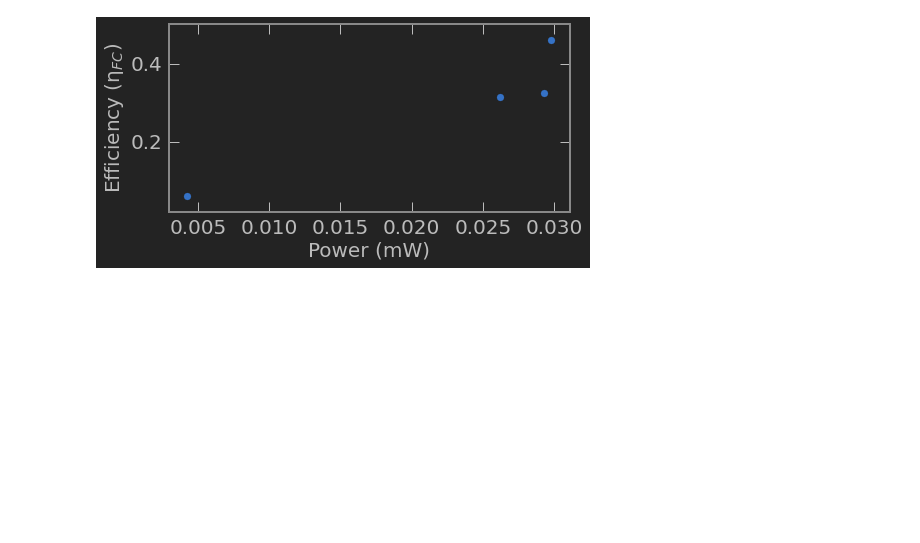
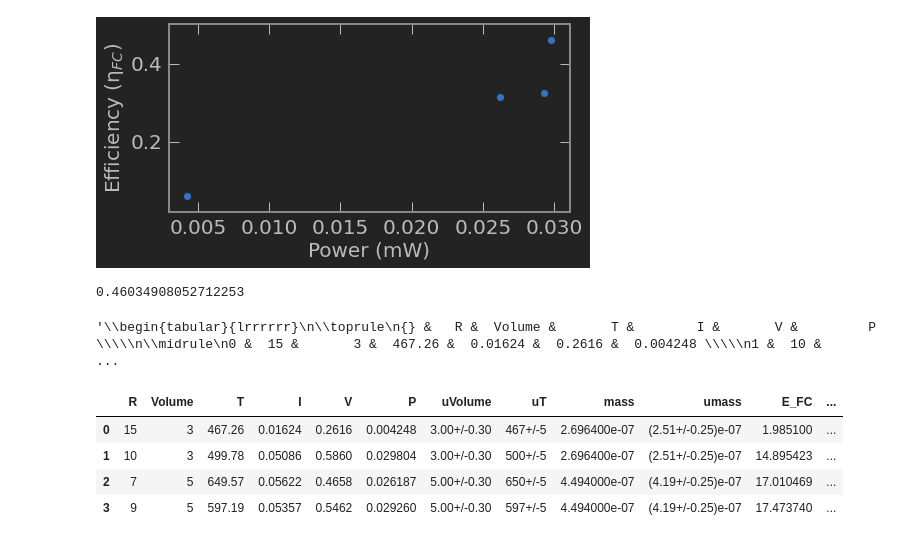
Before and after one commit to trevorm4x/APL-fuel-first, a Jupyter notebook: Lab/Lab1/APL_1_cell.ipynb, the cells around one changed output. Saved outputs shown, nothing was run; the diff lists cells and outputs as text; code cells hidden in the pictures; blank space fills up the shorter version.

```diff
--- a/Lab/Lab1/APL_1_cell.ipynb
+++ b/Lab/Lab1/APL_1_cell.ipynb
@@ -496,10 +498,16 @@ res
+# %%
+res['umass'] = 2.015e-3 * 101300 * res['uVolume'] * 1e-6 / 8.314 / 293
 # %%
 res['E_FC'] = (res['T'] * res['P'])
 res['E_H'] = res['mass'] * LHV
+res['uE_FC'] = (res['uT'] * res['P'])
+res['uE_H'] = res['umass'] * LHV
 # %%
 rohms
 # %% [output]
 'Resistance ($\\mathregular{\\Omega}$)'
+# %%
+res.insert(res.shape[1], 'efficiency', res['E_FC']/res['E_H'])
 # %%
 y = res['E_FC']/res['E_H']
 my_graph(res.P[y.sort_values().index],
@@ -513,3 +521,19 @@ my_graph(res.P[y.sort_values().index],
         )
 # %% [output]
 [figure]
+# %%
+y.max()
+# %% [output]
+0.46034908052712253
+# %%
+res[['R', 'Volume', 'T', 'I', 'V','P']].to_latex()
+# %% [output]
+'\\begin{tabular}{lrrrrrr}\n\\toprule\n{} &   R &  Volume &       T &        I &       V &         P \\\\\n\\midrule\n0 &  15 &       3 &  467.26 &  0.01624 &  0.2616 &  0.004248 \\\\\n1 &  10 &       ...
+# %%
+res
+# %% [output]
+|  | R | Volume | T | I | V | P | uVolume | uT | mass | umass | E_FC | ... |
+| 0 | 15 | 3 | 467.26 | 0.01624 | 0.2616 | 0.004248 | 3.00+/-0.30 | 467+/-5 | 2.696400e-07 | (2.51+/-0.25)e-07 | 1.985100 | ... |
+| 1 | 10 | 3 | 499.78 | 0.05086 | 0.5860 | 0.029804 | 3.00+/-0.30 | 500+/-5 | 2.696400e-07 | (2.51+/-0.25)e-07 | 14.895423 | ... |
+| 2 | 7 | 5 | 649.57 | 0.05622 | 0.4658 | 0.026187 | 5.00+/-0.30 | 650+/-5 | 4.494000e-07 | (4.19+/-0.25)e-07 | 17.010469 | ... |
+| 3 | 9 | 5 | 597.19 | 0.05357 | 0.5462 | 0.029260 | 5.00+/-0.30 | 597+/-5 | 4.494000e-07 | (4.19+/-0.25)e-07 | 17.473740 | ... |
```
Also changed, not shown: parts of 21 cells of this notebook, 10 other files.
